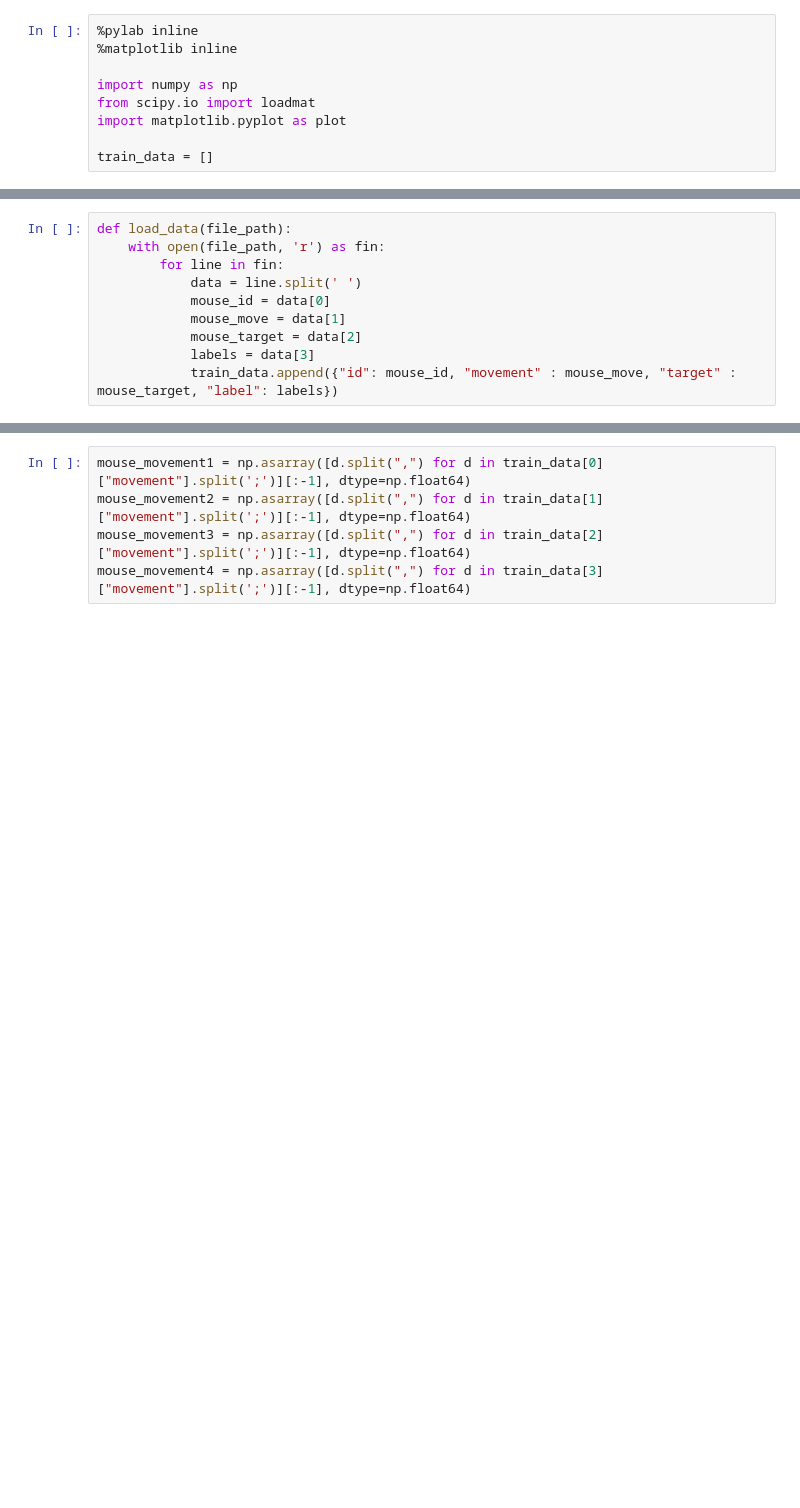
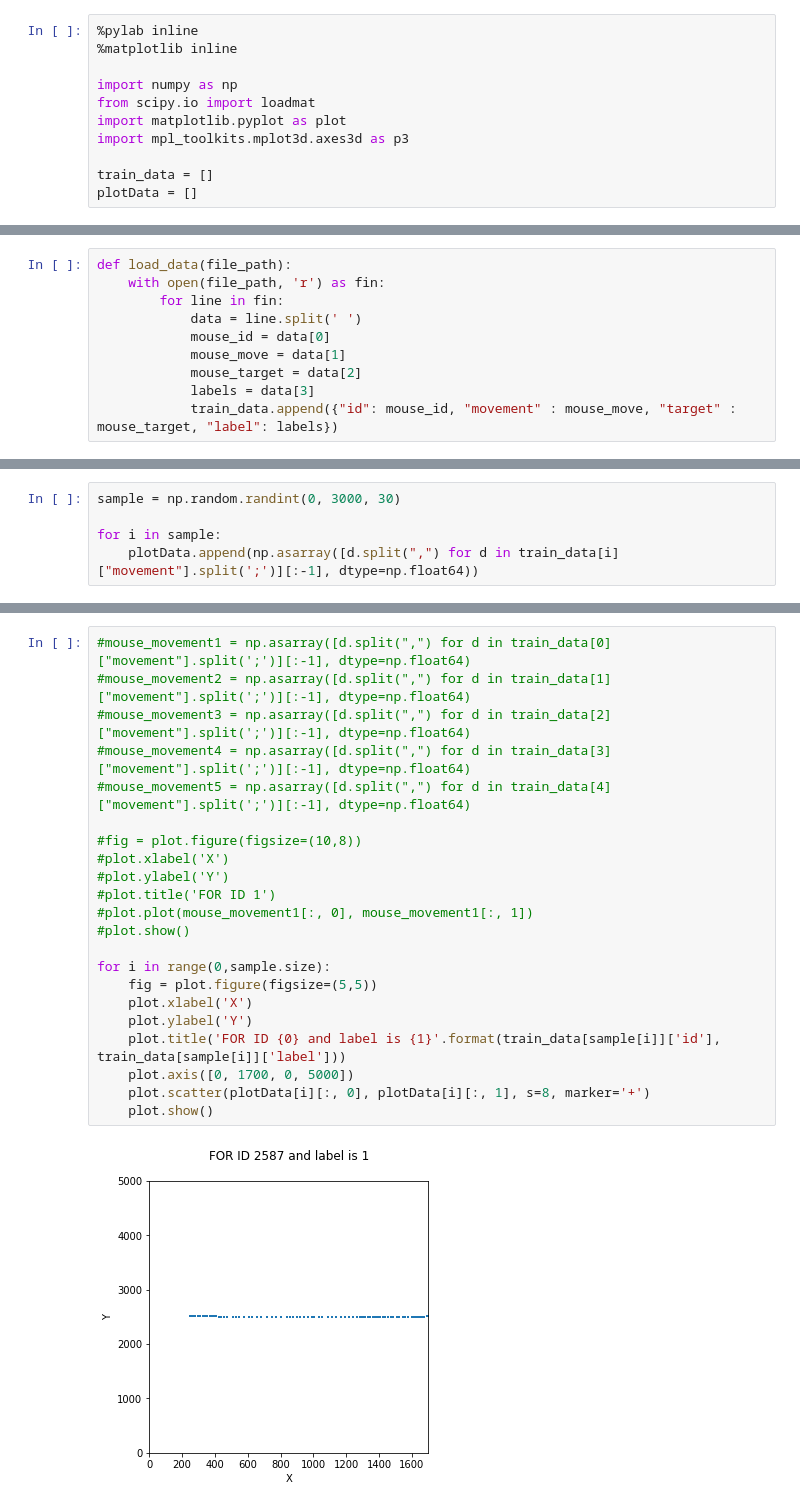
Before and after one commit to MikeLing/bigDataCompetition, a Jupyter notebook: plotData.ipynb, the cells around one changed output, grey strips where cells are left out. Cells and saved outputs as stored; diff of their text form; blank space fills up the shorter version.

```diff
--- a/plotData.ipynb
+++ b/plotData.ipynb
@@ -5,8 +5,10 @@
 import numpy as np
 from scipy.io import loadmat
 import matplotlib.pyplot as plot
+import mpl_toolkits.mplot3d.axes3d as p3
 
 train_data = []
+plotData = []
 # %% [output]
 Populating the interactive namespace from numpy and matplotlib
 # %%
@@ -23,0 +32,5 @@ load_data("data/train_sample.txt")
+# %%
+sample = np.random.randint(0, 3000, 30)
+
+for i in sample:
+    plotData.append(np.asarray([d.split(",") for d in train_data[i]["movement"].split(';')][:-1], dtype=np.float64))
@@ -24,5 +41,24 @@ load_data("data/train_sample.txt")
 # %%
-mouse_movement1 = np.asarray([d.split(",") for d in train_data[0]["movement"].split(';')][:-1], dtype=np.float64)
-mouse_movement2 = np.asarray([d.split(",") for d in train_data[1]["movement"].split(';')][:-1], dtype=np.float64)
-mouse_movement3 = np.asarray([d.split(",") for d in train_data[2]["movement"].split(';')][:-1], dtype=np.float64)
-mouse_movement4 = np.asarray([d.split(",") for d in train_data[3]["movement"].split(';')][:-1], dtype=np.float64)
+#mouse_movement1 = np.asarray([d.split(",") for d in train_data[0]["movement"].split(';')][:-1], dtype=np.float64)
+#mouse_movement2 = np.asarray([d.split(",") for d in train_data[1]["movement"].split(';')][:-1], dtype=np.float64)
+#mouse_movement3 = np.asarray([d.split(",") for d in train_data[2]["movement"].split(';')][:-1], dtype=np.float64)
+#mouse_movement4 = np.asarray([d.split(",") for d in train_data[3]["movement"].split(';')][:-1], dtype=np.float64)
+#mouse_movement5 = np.asarray([d.split(",") for d in train_data[4]["movement"].split(';')][:-1], dtype=np.float64)
+
+#fig = plot.figure(figsize=(10,8))
+#plot.xlabel('X')
+#plot.ylabel('Y')
+#plot.title('FOR ID 1')
+#plot.plot(mouse_movement1[:, 0], mouse_movement1[:, 1])
+#plot.show()
+
+for i in range(0,sample.size):
+    fig = plot.figure(figsize=(5,5))
+    plot.xlabel('X')
+    plot.ylabel('Y')
+    plot.title('FOR ID {0} and label is {1}'.format(train_data[sample[i]]['id'], train_data[sample[i]]['label']))
+    plot.axis([0, 1700, 0, 5000])
+    plot.scatter(plotData[i][:, 0], plotData[i][:, 1], s=8, marker='+')
+    plot.show()
+# %% [output]
+[figure, added]
```
Also changed, not shown: parts of 6 cells of this notebook.
